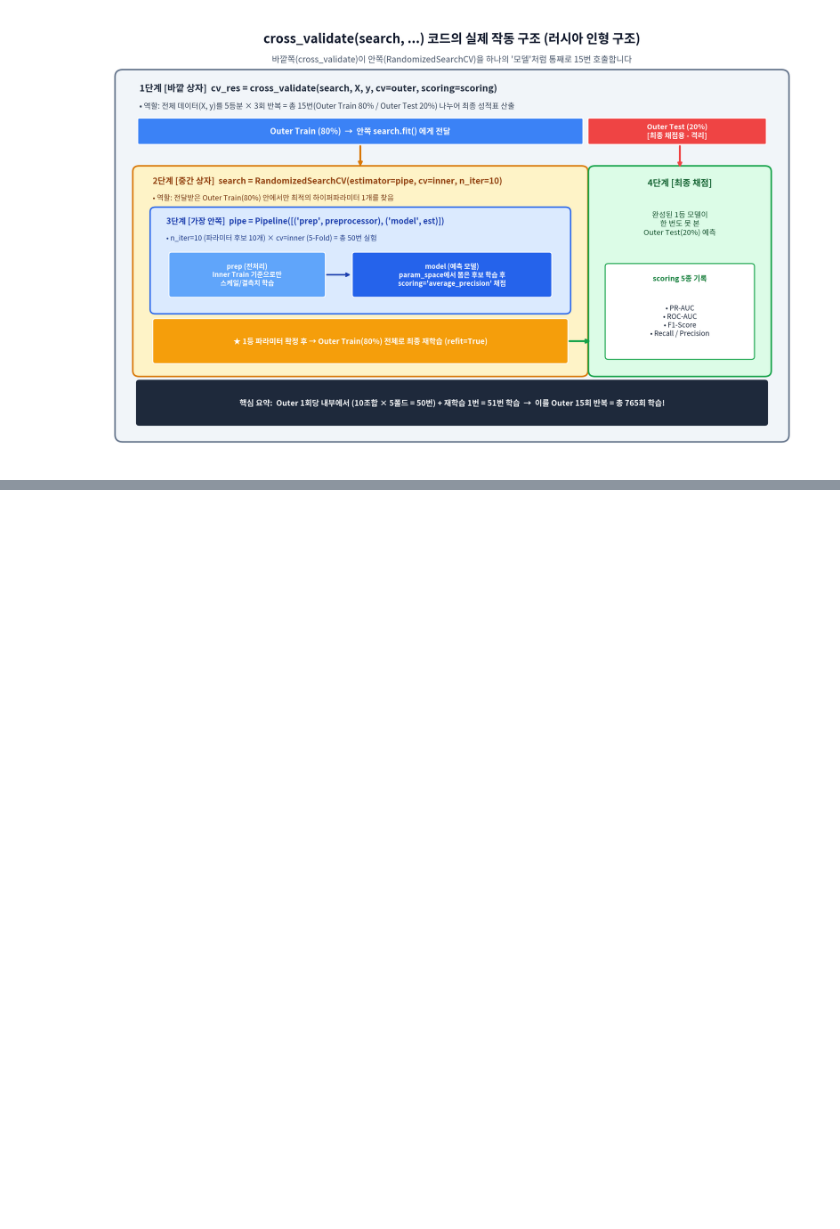
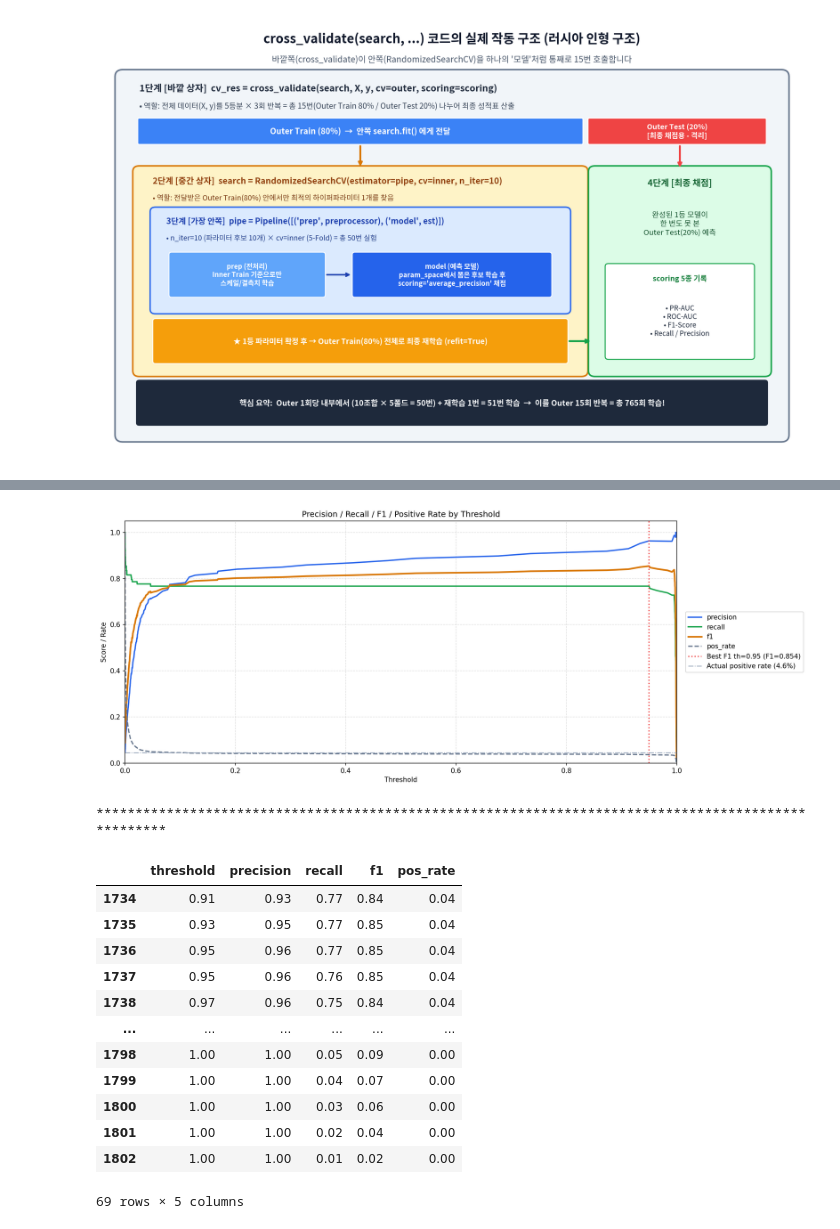
Before and after one commit to ancestor9/Scikit-learn-model-selection-evaluation, a Jupyter notebook: exercise/Listeria_feature_engineering_predict_decision.ipynb, the cells around one changed output, grey strips where cells are left out. Cells and saved outputs as stored; diff of their text form; code cells hidden in the pictures; blank space fills up the shorter version.

```diff
--- a/exercise/Listeria_feature_engineering_predict_decision.ipynb
+++ b/exercise/Listeria_feature_engineering_predict_decision.ipynb
@@ -795,0 +905,48 @@ display(Image('/content/drive/MyDrive/MFDS/practice/Code_Generated_Image.png'))
+# %%
+# @title **decision threshhold visualization**
+import matplotlib.pyplot as plt
+from sklearn.metrics import precision_recall_curve
+
+y_true, y_prob = np.asarray(y_train), np.asarray(oof_probs)
+
+p, r, th = precision_recall_curve(y_true, y_prob)
+df_th = pd.DataFrame({'threshold': th, 'precision': p[:-1], 'recall': r[:-1]})
+df_th['f1'] = 2 * df_th.precision * df_th.recall / (df_th.precision + df_th.recall).clip(lower=1e-12)
+df_th['pos_rate'] = [(y_prob >= t).mean() for t in df_th.threshold]
+
+best = df_th.loc[df_th.f1.idxmax()]
+
+fig, ax = plt.subplots(figsize=(15, 6), dpi=150)
+for col, c, ls, lw in [('precision', '#2563EB', '-', 2), ('recall', '#16A34A', '-', 2),
+                       ('f1', '#D97706', '-', 2.5), ('pos_rate', '#64748B', '--', 1.8)]:
+    ax.plot(df_th.threshold, df_th[col], color=c, ls=ls, lw=lw, label=col)
+
+ax.axvline(best.threshold, color='#EF4444', ls=':', lw=1.8,
+           label=f'Best F1 th={best.threshold:.2f} (F1={best.f1:.3f})')
+ax.axhline(y_true.mean(), color='#94A3B8', ls='-.', lw=1.2,
+           label=f'Actual positive rate ({y_true.mean():.1%})')
+
+ax.set(title='Precision / Recall / F1 / Positive Rate by Threshold',
+       xlabel='Threshold', ylabel='Score / Rate', xlim=(0, 1), ylim=(0, 1.05))
+ax.grid(True, ls='--', alpha=0.4)
+ax.legend(loc='center left', bbox_to_anchor=(1.01, 0.5), frameon=True)
+plt.tight_layout(); plt.show()
+
+print('*'*100)
+display(df_th[df_th.threshold.between(best.threshold - 0.05, best.threshold + 0.05)].round(2))
+# %% [output]
+[figure, added]
+****************************************************************************************************
+|  | threshold | precision | recall | f1 | pos_rate |
+| 1734 | 0.91 | 0.93 | 0.77 | 0.84 | 0.04 |
+| 1735 | 0.93 | 0.95 | 0.77 | 0.85 | 0.04 |
+| 1736 | 0.95 | 0.96 | 0.77 | 0.85 | 0.04 |
+| 1737 | 0.95 | 0.96 | 0.76 | 0.85 | 0.04 |
+| 1738 | 0.97 | 0.96 | 0.75 | 0.84 | 0.04 |
+| ... | ... | ... | ... | ... | ... |
+| 1798 | 1.00 | 1.00 | 0.05 | 0.09 | 0.00 |
+| 1799 | 1.00 | 1.00 | 0.04 | 0.07 | 0.00 |
+| 1800 | 1.00 | 1.00 | 0.03 | 0.06 | 0.00 |
+| 1801 | 1.00 | 1.00 | 0.02 | 0.04 | 0.00 |
+| 1802 | 1.00 | 1.00 | 0.01 | 0.02 | 0.00 |
+69 rows × 5 columns
```
Also changed, not shown: parts of 2 cells of this notebook.
